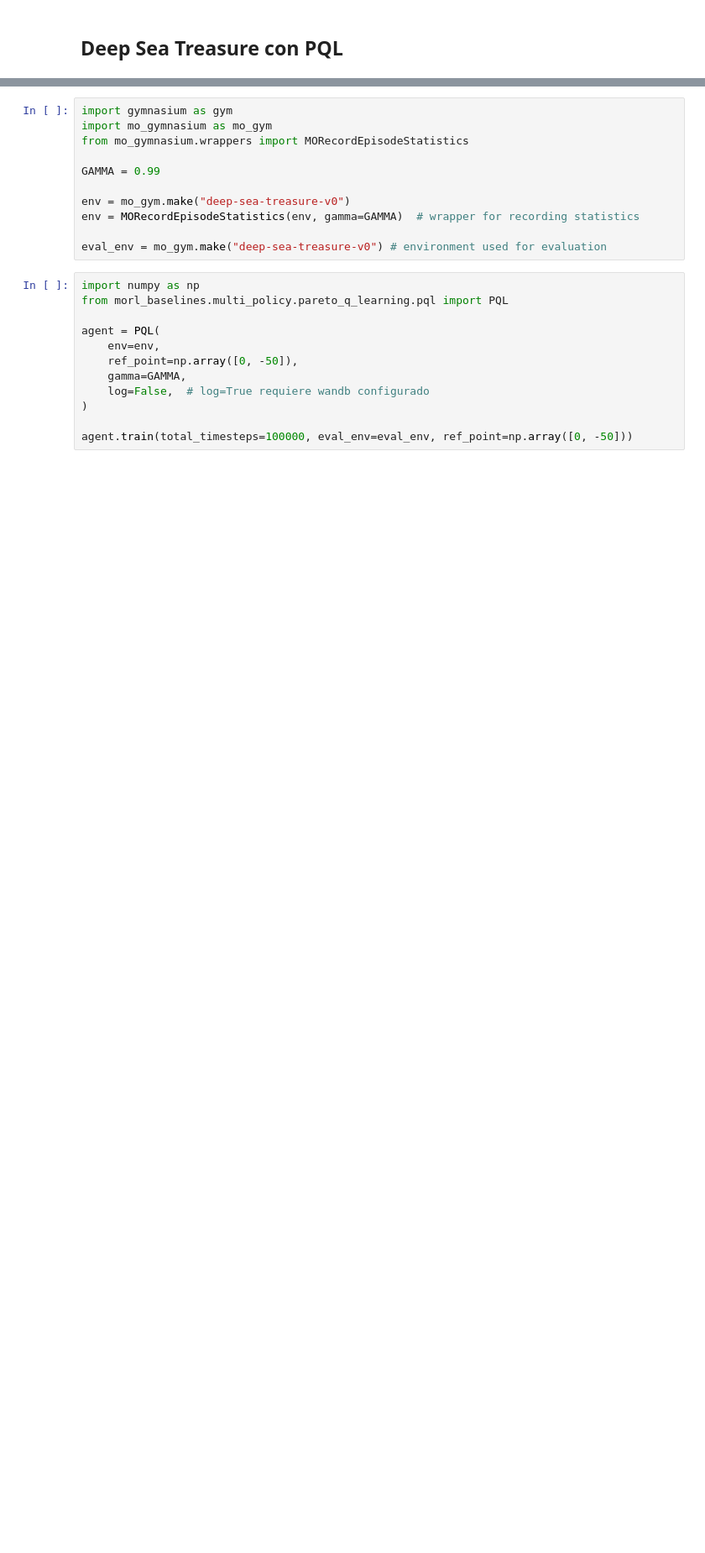
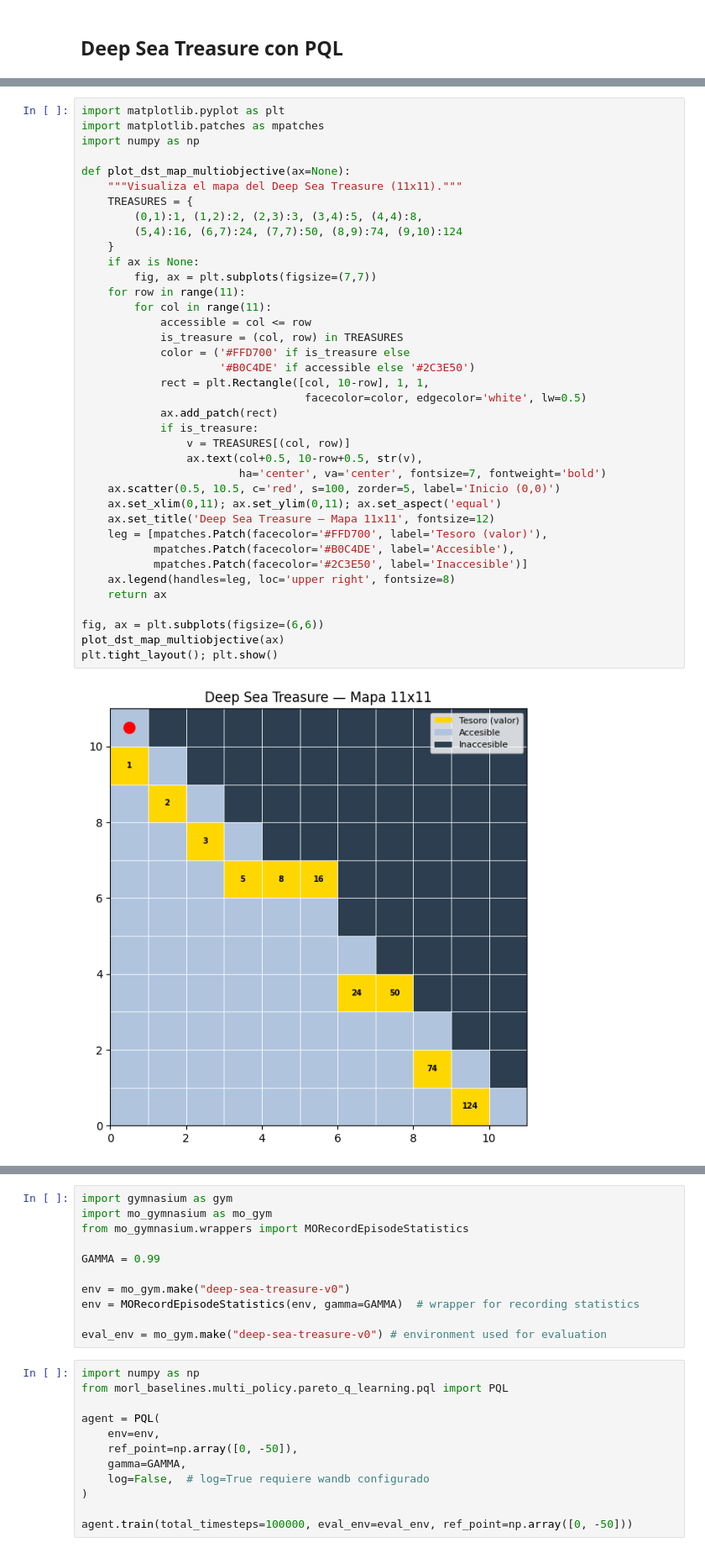
Before and after one commit to ju4ndiegos/Multi-Objective-Reinforcement-Learning-MORL-, a Jupyter notebook: multiobjective_Reinforcement_Learning_grupo4_202610.ipynb, the cells around one changed output, grey strips where cells are left out. Shown at 84% size. Drawn from its saved outputs; the diff is of its cells as text; blank space fills up the shorter version.

```diff
--- a/multiobjective_Reinforcement_Learning_grupo4_202610.ipynb
+++ b/multiobjective_Reinforcement_Learning_grupo4_202610.ipynb
@@ -161,0 +257,40 @@ El problema de Deep Sea Treasure (DST) (https://mo-gymnasium.farama.org/environm
+# %%
+import matplotlib.pyplot as plt
+import matplotlib.patches as mpatches
+import numpy as np
+
+def plot_dst_map_multiobjective(ax=None):
+    """Visualiza el mapa del Deep Sea Treasure (11x11)."""
+    TREASURES = {
+        (0,1):1, (1,2):2, (2,3):3, (3,4):5, (4,4):8,
+        (5,4):16, (6,7):24, (7,7):50, (8,9):74, (9,10):124
+    }
+    if ax is None:
+        fig, ax = plt.subplots(figsize=(7,7))
+    for row in range(11):
+        for col in range(11):
+            accessible = col <= row
+            is_treasure = (col, row) in TREASURES
+            color = ('#FFD700' if is_treasure else
+                     '#B0C4DE' if accessible else '#2C3E50')
+            rect = plt.Rectangle([col, 10-row], 1, 1,
+                                  facecolor=color, edgecolor='white', lw=0.5)
+            ax.add_patch(rect)
+            if is_treasure:
+                v = TREASURES[(col, row)]
+                ax.text(col+0.5, 10-row+0.5, str(v),
+                        ha='center', va='center', fontsize=7, fontweight='bold')
+    ax.scatter(0.5, 10.5, c='red', s=100, zorder=5, label='Inicio (0,0)')
+    ax.set_xlim(0,11); ax.set_ylim(0,11); ax.set_aspect('equal')
+    ax.set_title('Deep Sea Treasure — Mapa 11x11', fontsize=12)
+    leg = [mpatches.Patch(facecolor='#FFD700', label='Tesoro (valor)'),
+           mpatches.Patch(facecolor='#B0C4DE', label='Accesible'),
+           mpatches.Patch(facecolor='#2C3E50', label='Inaccesible')]
+    ax.legend(handles=leg, loc='upper right', fontsize=8)
+    return ax
+
+fig, ax = plt.subplots(figsize=(6,6))
+plot_dst_map_multiobjective(ax)
+plt.tight_layout(); plt.show()
+# %% [output]
+[figure, added]
```
Also changed, not shown: parts of 22 cells of this notebook, 13 other files.
